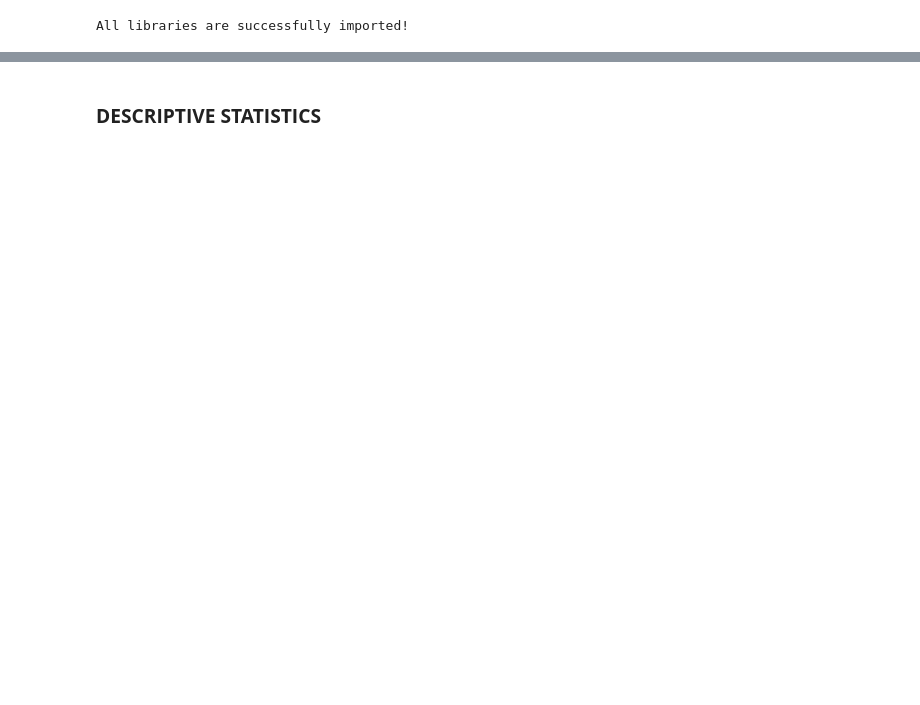
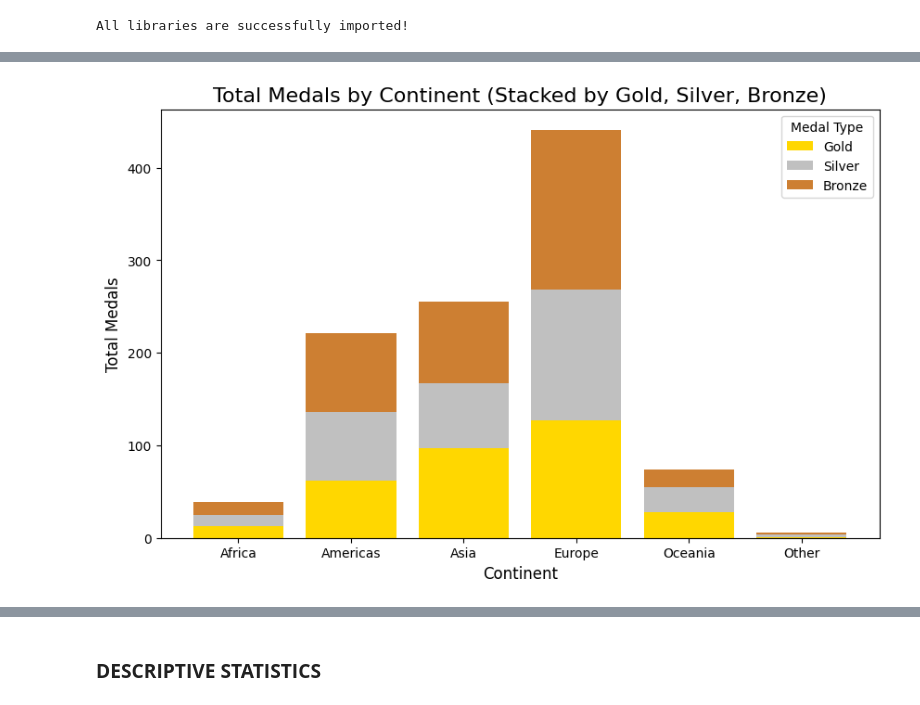
Before and after one commit to jeecoo/AppliedAI_DataExploration, a Jupyter notebook: ParisOlympics2024.ipynb, the cells around one changed output, grey strips where cells are left out. Cells and saved outputs as stored; diff of their text form; code cells hidden in the pictures; blank space fills up the shorter version.

```diff
--- a/ParisOlympics2024.ipynb
+++ b/ParisOlympics2024.ipynb
@@ -139,0 +264,38 @@ Number of rows with participants from the Philippines: 42
+# %%
+import pandas as pd
+import matplotlib.pyplot as plt
+
+path3 = "paris_olympics2024/paris olympics 2024 dataset updated/medals_total.csv"
+df = pd.read_csv(path3, header=0)
+
+americas = ['ANT', 'ARG', 'ARU', 'BAH', 'BAR', 'BIZ', 'BER', 'BOL', 'BRA', 'CAY', 'CAN', 'CHI', 'COL', 'CRC', 'CUB', 'DOM', 'DMA', 'ESA', 'ECU', 'GRN', 'GUA', 'GUY', 'HAI', 'HON', 'JAM', 'MEX', 'NCA', 'PAN', 'PAR', 'PER', 'PUR', 'SKN', 'LCA', 'VIN', 'SUR', 'TTO', 'USA', 'URU', 'VEN', 'IVB', 'ISV']
+africa = ['ALG', 'ANG', 'BEN', 'BOT', 'BUR', 'BDI', 'CMR', 'CPV', 'CAF', 'CHA', 'COM', 'CGO', 'COD', 'CIV', 'DJI', 'EGY', 'ERI', 'SWZ', 'ETH', 'GAB', 'GAM', 'GHA', 'GUI', 'GBS', 'GEQ', 'KEN', 'LES', 'LBR', 'LBA', 'MAD', 'MAW', 'MLI', 'MAR', 'MRI', 'MTN', 'MOZ', 'NAM', 'NIG', 'NGR', 'UGA', 'RWA', 'STP', 'SEN', 'SEY', 'SLE', 'SOM', 'RSA', 'SSD', 'SUD', 'TAN', 'TOG', 'TUN', 'ZAM', 'ZIM']
+asia = ['AFG', 'BRN', 'BAN', 'BHU', 'BRU', 'CAM', 'CHN', 'KOR', 'HKG', 'IND', 'INA', 'IRI', 'IRQ', 'JPN', 'JOR', 'KAZ', 'KGZ', 'KUW', 'LAO', 'LBN', 'MAS', 'MDV', 'MGL', 'MYA', 'NEP', 'OMA', 'PAK', 'PLE', 'PHI', 'QAT', 'PRK', 'KSA', 'SGP', 'SRI', 'SYR', 'TJK', 'TPE', 'THA', 'TLS', 'TKM', 'UAE', 'UZB', 'VIE', 'YEM']
+europe = ['ALB', 'AND', 'ARM', 'AUT', 'AZE', 'BEL', 'BIH', 'BUL', 'CYP', 'CRO', 'CZE', 'DEN', 'ESP', 'EST', 'FIN', 'FRA', 'GEO', 'GER', 'GBR', 'GRE', 'HUN', 'IRL', 'ISL', 'ISR', 'ITA', 'KOS', 'LAT', 'LIE', 'LTU', 'LUX', 'MKD', 'MLT', 'MDA', 'MON', 'MNE', 'NED', 'NOR', 'POL', 'POR', 'ROU', 'SMR', 'SRB', 'SVK', 'SLO', 'SWE', 'SUI', 'TUR', 'UKR']
+oceania = ['ASA', 'AUS', 'COK', 'FIJ', 'GUM', 'KIR', 'MHL', 'FSM', 'NRU', 'NZL', 'PLW', 'PNG', 'SOL', 'SAM', 'TGA', 'TUV', 'VAN']
+
+df['continent'] = df['country_code'].apply(lambda x: 'Americas' if x in americas
+                                           else 'Africa' if x in africa
+                                           else 'Asia' if x in asia
+                                           else 'Europe' if x in europe
+                                           else 'Oceania' if x in oceania
+                                           else 'Other')
+
+continent_totals = df.groupby('continent')[['Gold Medal', 'Silver Medal', 'Bronze Medal']].sum().reset_index()
+
+colors = ['#FFD700', '#C0C0C0', '#CD7F32']
+
+plt.figure(figsize=(10, 6))
+plt.bar(continent_totals['continent'], continent_totals['Gold Medal'], color=colors[0], label='Gold')
+plt.bar(continent_totals['continent'], continent_totals['Silver Medal'], bottom=continent_totals['Gold Medal'], color=colors[1], label='Silver')
+plt.bar(continent_totals['continent'], continent_totals['Bronze Medal'], bottom=continent_totals['Gold Medal'] + continent_totals['Silver Medal'], color=colors[2], label='Bronze')
+
+plt.title('Total Medals by Continent (Stacked by Gold, Silver, Bronze)', fontsize=16)
+plt.xlabel('Continent', fontsize=12)
+plt.ylabel('Total Medals', fontsize=12)
+
+plt.legend(title='Medal Type')
+
+plt.show()
+# %% [output]
+[figure, added]
```
Also changed, not shown: parts of 16 cells of this notebook, 2 other files.
